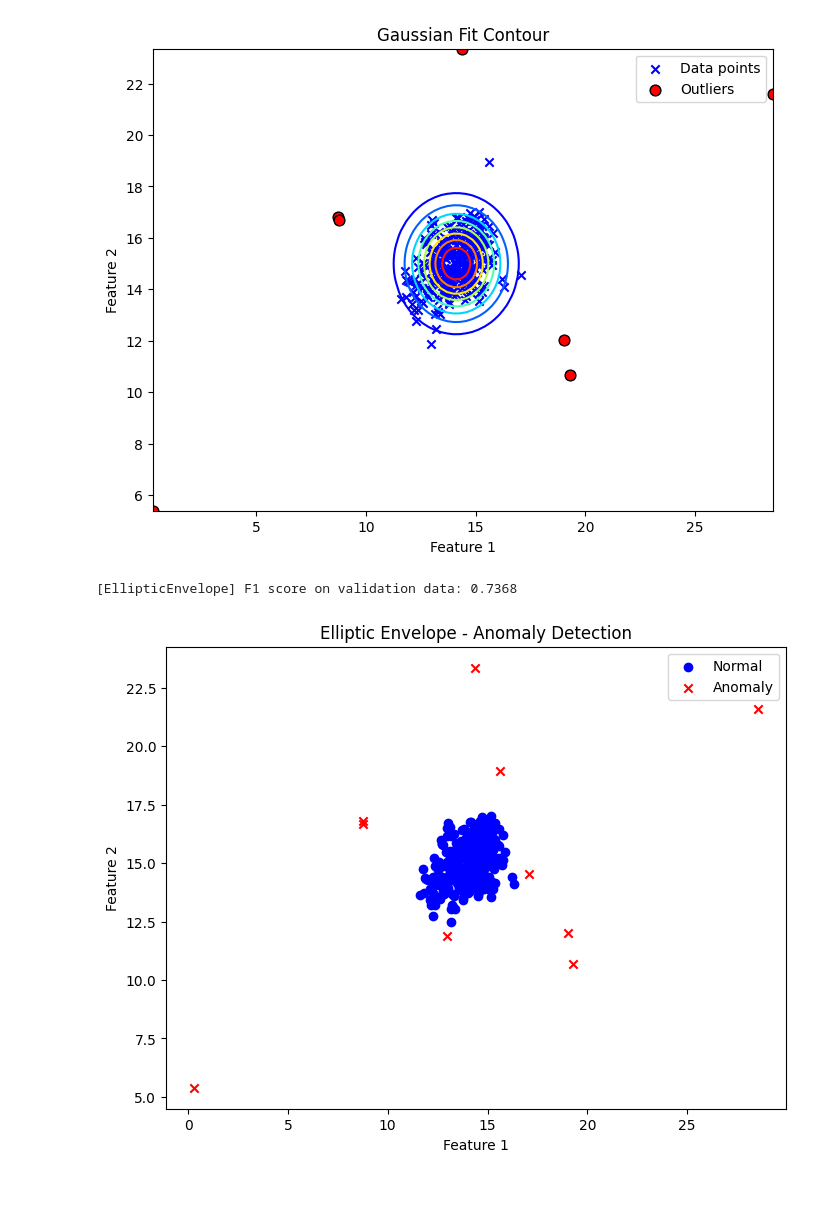
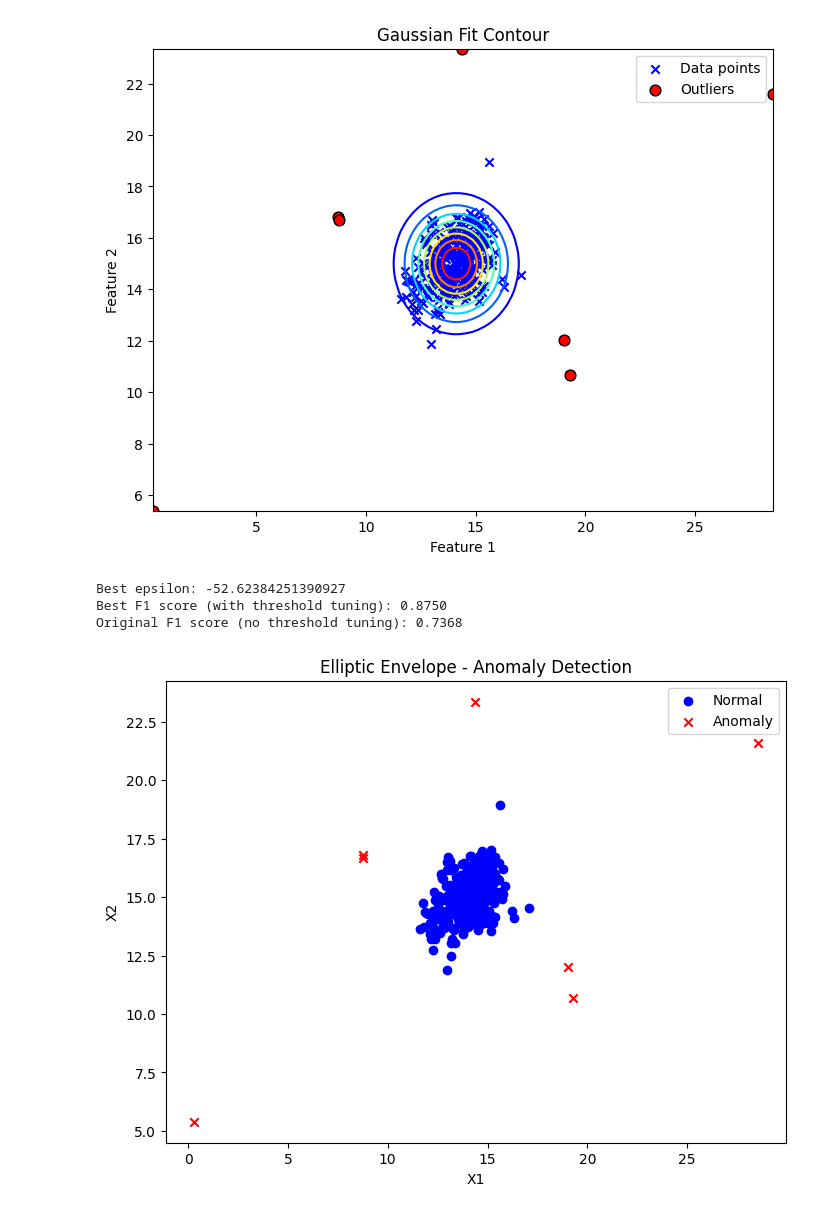
Before and after one commit to shin1300/machine_learning, a Jupyter notebook: notebooks/anomaly_detection.ipynb, the cells around one changed output. Drawn from its saved outputs; the diff is of its cells as text; code cells hidden in the pictures.

```diff
--- a/notebooks/anomaly_detection.ipynb
+++ b/notebooks/anomaly_detection.ipynb
@@ -181,32 +183,57 @@ Best epsilon: 8.971080231004169e-05
 Best F1 score: 0.8750000000000001
 [figure]
 # %%
-# sikitによる異常検知
-ee_model = EllipticEnvelope(contamination=np.mean(y_val))
-ee_model.fit(X_train)
+# sikit
+model = EllipticEnvelope(contamination=np.mean(y_val))
+model.fit(X_train)
 
-# 検証データに対して予測
-y_pred_ee = ee_model.predict(X_val)
-y_pred_ee = (y_pred_ee == -1).astype(int)
+# 検証データに対するスコア（異常度に近いもの）
+scores = model.score_samples(X_val)  # 高いほど正常に近いスコア
 
-# F1スコア評価
-f1_ee = f1_score(y_val, y_pred_ee)
-print(f"[EllipticEnvelope] F1 score on validation data: {f1_ee:.4f}")
+# 閾値探索関数
+def select_threshold(y_val, scores):
+    best_epsilon = None
+    best_F1 = 0
+    step = (max(scores) - min(scores)) / 1000
+    for eps in np.arange(min(scores), max(scores), step):
+        # score_samples はスコアが高いほど正常なので、閾値より小さいものを異常と判定
+        pred = scores < eps
+        tp = np.sum((pred == 1) & (y_val == 1))
+        fp = np.sum((pred == 1) & (y_val == 0))
+        fn = np.sum((pred == 0) & (y_val == 1))
 
-# 可視化
-def visualize_elliptic_envelope(X_train, X_val, y_pred_ee):
+        if tp + fp == 0 or tp + fn == 0:
+            continue
+        prec = tp / (tp + fp)
+        rec = tp / (tp + fn)
+        F1 = 2 * prec * rec / (prec + rec)
+        if F1 > best_F1:
+            best_F1 = F1
+            best_epsilon = eps
+    return best_epsilon, best_F1
+
+epsilon, best_f1 = select_threshold(y_val, scores)
+print(f"Best epsilon: {epsilon}")
+print(f"Best F1 score : {best_f1:.4f}")
+
+
+y_pred = (scores < epsilon).astype(int)
+
+# 可視化関数
+def visualize_elliptic_envelope(X_train, X_val, y_pred):
     plt.figure(figsize=(8,6))
-    plt.scatter(X_val[y_pred_ee == 0, 0], X_val[y_pred_ee == 0, 1], label="Normal", c="b", marker='o')
-    plt.scatter(X_val[y_pred_ee == 1, 0], X_val[y_pred_ee == 1, 1], label="Anomaly", c="r", marker='x')
+    plt.scatter(X_val[y_pred == 0, 0], X_val[y_pred == 0, 1], label="Normal", c="b", marker='o')
+    plt.scatter(X_val[y_pred == 1, 0], X_val[y_pred == 1, 1], label="Anomaly", c="r", marker='x')
     plt.title("Elliptic Envelope - Anomaly Detection")
-    plt.xlabel("Feature 1")
-    plt.ylabel("Feature 2")
+    plt.xlabel("X1")
+    plt.ylabel("X2")
     plt.legend()
     plt.grid(False)
     plt.show()
 
-# 呼び出し
-visualize_elliptic_envelope(X_train, X_val, y_pred_ee)
+visualize_elliptic_envelope(X_train, X_val, y_pred)
 # %% [output]
-[EllipticEnvelope] F1 score on validation data: 0.7368
+Best epsilon: -52.62384251390927
+Best F1 score (with threshold tuning): 0.8750
+Original F1 score (no threshold tuning): 0.7368
-[figure, old version]
+[figure, new version]
```
Also changed, not shown: parts of 1 cell of this notebook.
